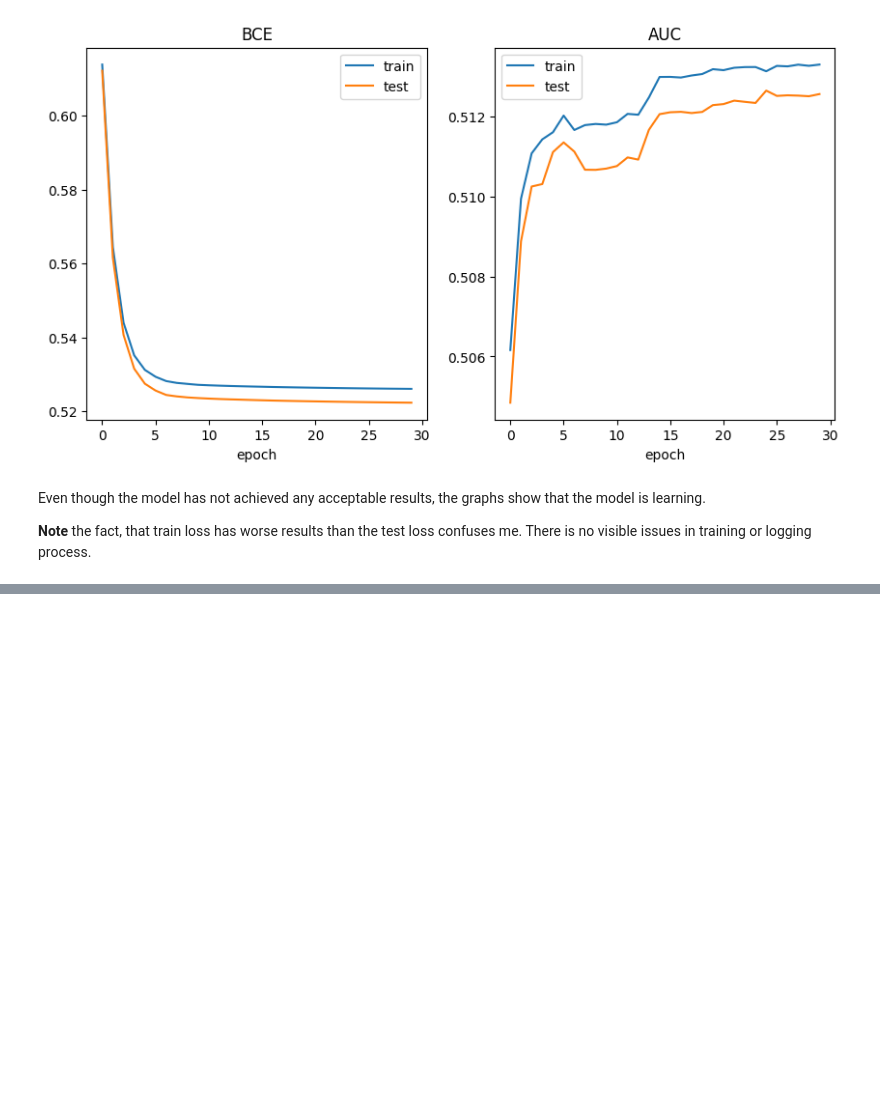
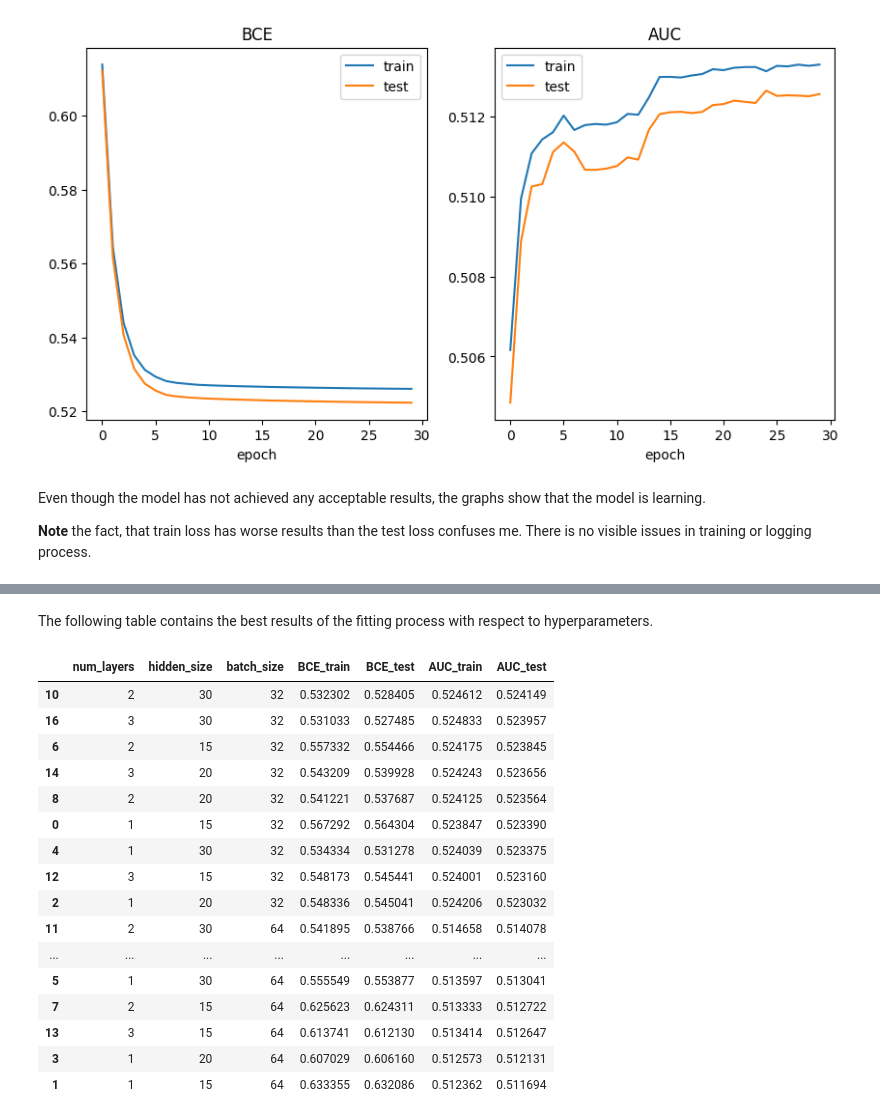
Before and after one commit to fedorkobak/students_performance, a Jupyter notebook: analysis.ipynb, the cells around one changed output, grey strips where cells are left out. Cells and saved outputs as stored; diff of their text form; code cells hidden in the pictures; blank space fills up the shorter version.

```diff
--- a/analysis.ipynb
+++ b/analysis.ipynb
@@ -66,0 +93,26 @@ Even though the model has not achieved any acceptable results, the graphs show t
+# %% [markdown]
+The following table contains the best results of the fitting process with respect to hyperparameters.
+# %%
+best_results = runs_results.groupby(
+    ["num_layers", "hidden_size", "batch_size"],
+    as_index=False
+)[["BCE_train", "BCE_test", "AUC_train", "AUC_test"]].max()
+best_results.sort_values("AUC_test", ascending=False)
+# %% [output]
+|  | num_layers | hidden_size | batch_size | BCE_train | BCE_test | AUC_train | AUC_test |
+| 10 | 2 | 30 | 32 | 0.532302 | 0.528405 | 0.524612 | 0.524149 |
+| 16 | 3 | 30 | 32 | 0.531033 | 0.527485 | 0.524833 | 0.523957 |
+| 6 | 2 | 15 | 32 | 0.557332 | 0.554466 | 0.524175 | 0.523845 |
+| 14 | 3 | 20 | 32 | 0.543209 | 0.539928 | 0.524243 | 0.523656 |
+| 8 | 2 | 20 | 32 | 0.541221 | 0.537687 | 0.524125 | 0.523564 |
+| 0 | 1 | 15 | 32 | 0.567292 | 0.564304 | 0.523847 | 0.523390 |
+| 4 | 1 | 30 | 32 | 0.534334 | 0.531278 | 0.524039 | 0.523375 |
+| 12 | 3 | 15 | 32 | 0.548173 | 0.545441 | 0.524001 | 0.523160 |
+| 2 | 1 | 20 | 32 | 0.548336 | 0.545041 | 0.524206 | 0.523032 |
+| 11 | 2 | 30 | 64 | 0.541895 | 0.538766 | 0.514658 | 0.514078 |
+| ... | ... | ... | ... | ... | ... | ... | ... |
+| 5 | 1 | 30 | 64 | 0.555549 | 0.553877 | 0.513597 | 0.513041 |
+| 7 | 2 | 15 | 64 | 0.625623 | 0.624311 | 0.513333 | 0.512722 |
+| 13 | 3 | 15 | 64 | 0.613741 | 0.612130 | 0.513414 | 0.512647 |
+| 3 | 1 | 20 | 64 | 0.607029 | 0.606160 | 0.512573 | 0.512131 |
+| 1 | 1 | 15 | 64 | 0.633355 | 0.632086 | 0.512362 | 0.511694 |
```
Also changed, not shown: parts of 9 cells of this notebook, 1 other file.
